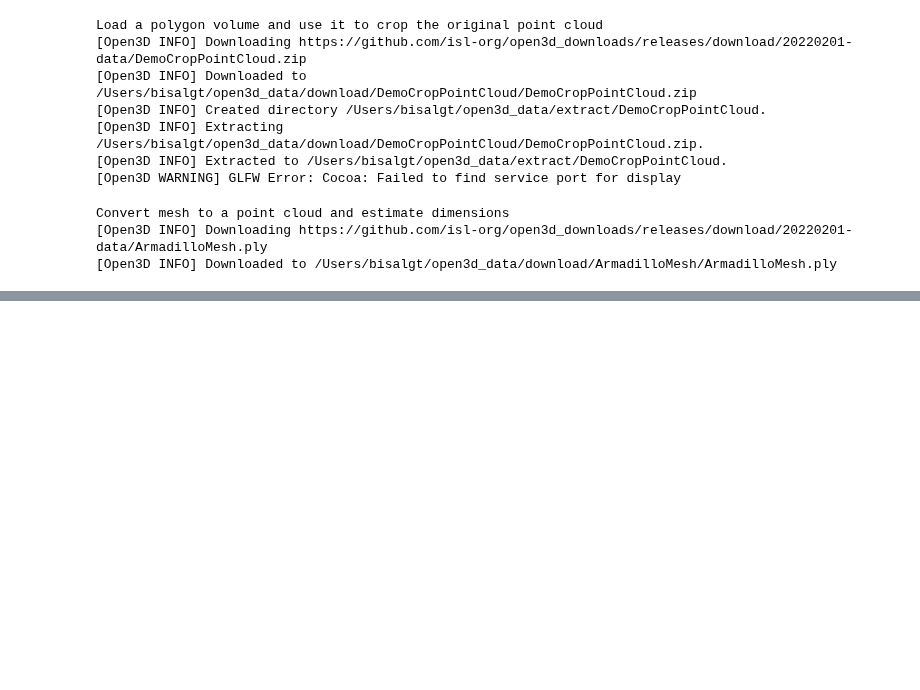
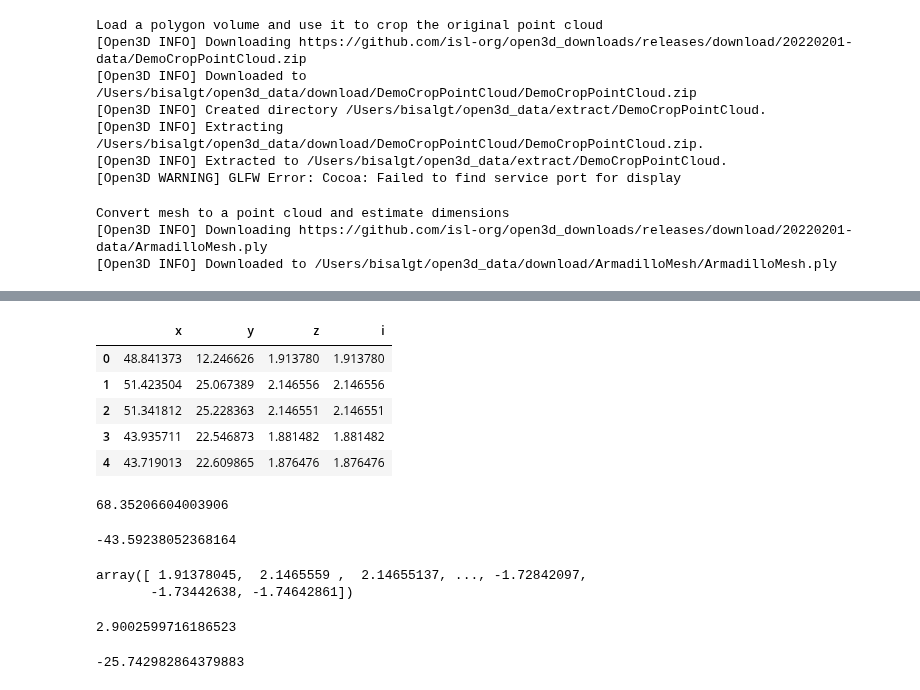
Before and after one commit to bisalgt/playground, a Jupyter notebook: open3d_pointcloud/Open3D Geometry Tutorial.ipynb, the cells around one changed output, grey strips where cells are left out. Saved outputs shown, nothing was run; the diff lists cells and outputs as text; code cells hidden in the pictures; blank space fills up the shorter version.

```diff
--- a/open3d_pointcloud/Open3D Geometry Tutorial.ipynb
+++ b/open3d_pointcloud/Open3D Geometry Tutorial.ipynb
@@ -156,0 +267,31 @@ o3d.visualization.draw_geometries([pcd])
+# %%
+data = pd.read_csv('kitti.csv', delimiter=',')
+data.head()
+# %% [output]
+|  | x | y | z | i |
+| 0 | 48.841373 | 12.246626 | 1.913780 | 1.913780 |
+| 1 | 51.423504 | 25.067389 | 2.146556 | 2.146556 |
+| 2 | 51.341812 | 25.228363 | 2.146551 | 2.146551 |
+| 3 | 43.935711 | 22.546873 | 1.881482 | 1.881482 |
+| 4 | 43.719013 | 22.609865 | 1.876476 | 1.876476 |
+# %%
+data.iloc[:,1].max()
+# %% [output]
+68.35206604003906
+# %%
+data.iloc[:, 1].min()
+# %% [output]
+-43.59238052368164
+# %%
+intensity
+# %% [output]
+array([ 1.91378045,  2.1465559 ,  2.14655137, ..., -1.72842097,
+       -1.73442638, -1.74642861])
+# %%
+intensity.max()
+# %% [output]
+2.9002599716186523
+# %%
+intensity.min()
+# %% [output]
+-25.742982864379883
```
Also changed, not shown: parts of 100 cells of this notebook.
